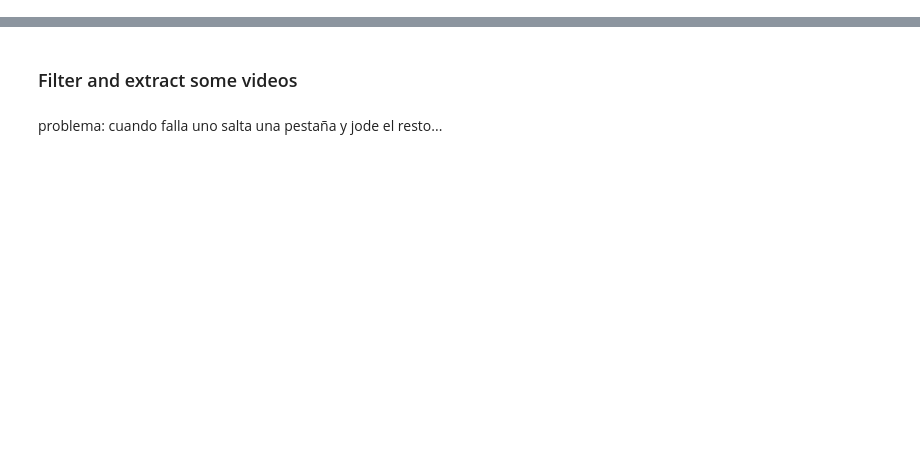
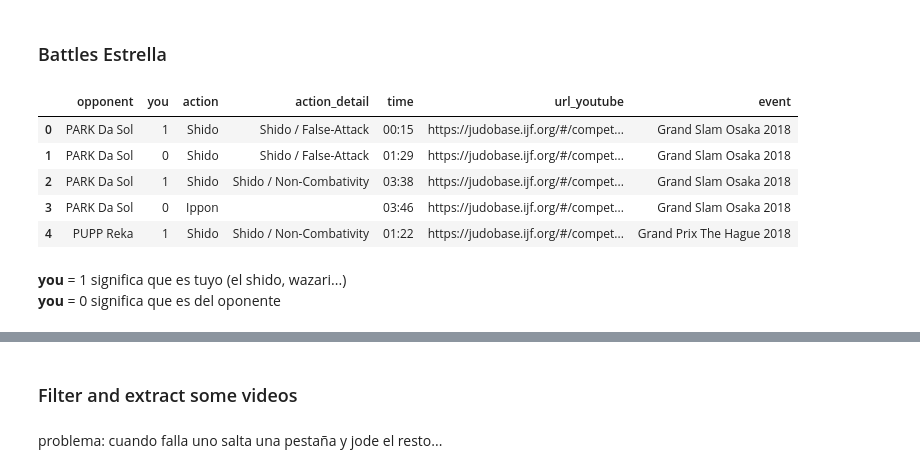
Before and after one commit to sajTempler/judo, a Jupyter notebook: judo/scrape2.ipynb, the cells around one changed output, grey strips where cells are left out. Drawn from its saved outputs; the diff is of its cells as text; code cells hidden in the pictures; blank space fills up the shorter version.

Commit message:
shidos analysis

```diff
--- a/judo/scrape2.ipynb
+++ b/judo/scrape2.ipynb
@@ -24,0 +15,18 @@ conn = SQLiteConnection('../judo.sql')
+# %% [markdown]
+### Battles Estrella
+# %%
+# dataframe containing battles info
+df = conn.as_pandas('select * from estre')
+# %%
+# ver ejemplo
+df.head(5)
+# %% [output]
+|  | opponent | you | action | action_detail | time | url_youtube | event |
+| 0 | PARK Da Sol | 1 | Shido | Shido / False-Attack | 00:15 | https://judobase.ijf.org/#/compet... | Grand Slam Osaka 2018 |
+| 1 | PARK Da Sol | 0 | Shido | Shido / False-Attack | 01:29 | https://judobase.ijf.org/#/compet... | Grand Slam Osaka 2018 |
+| 2 | PARK Da Sol | 1 | Shido | Shido / Non-Combativity | 03:38 | https://judobase.ijf.org/#/compet... | Grand Slam Osaka 2018 |
+| 3 | PARK Da Sol | 0 | Ippon |  | 03:46 | https://judobase.ijf.org/#/compet... | Grand Slam Osaka 2018 |
+| 4 | PUPP Reka | 1 | Shido | Shido / Non-Combativity | 01:22 | https://judobase.ijf.org/#/compet... | Grand Prix The Hague 2018 |
+# %% [markdown]
+__you__ = 1 significa que es tuyo (el shido, wazari...)
+__you__ = 0 significa que es del oponente
```
Also changed, not shown: parts of 58 cells of this notebook, 8 other files.
